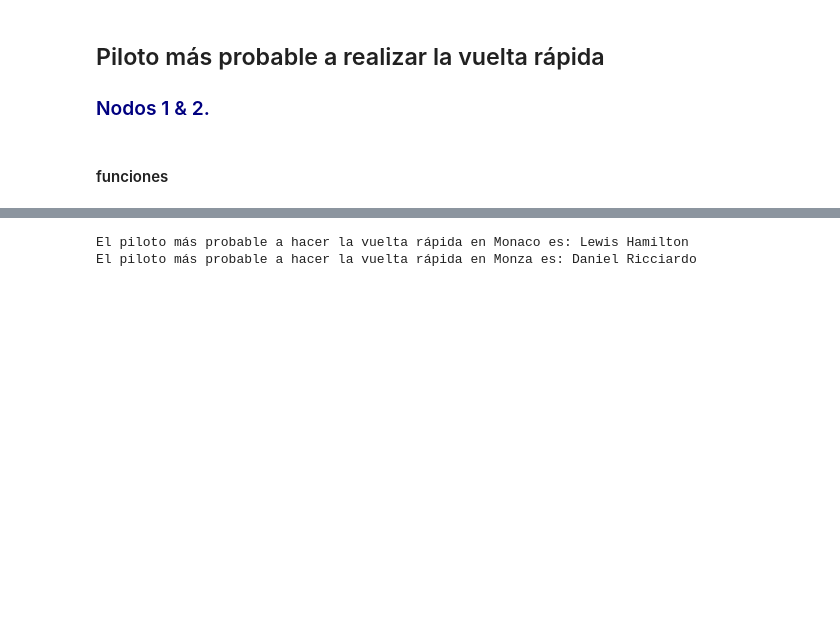
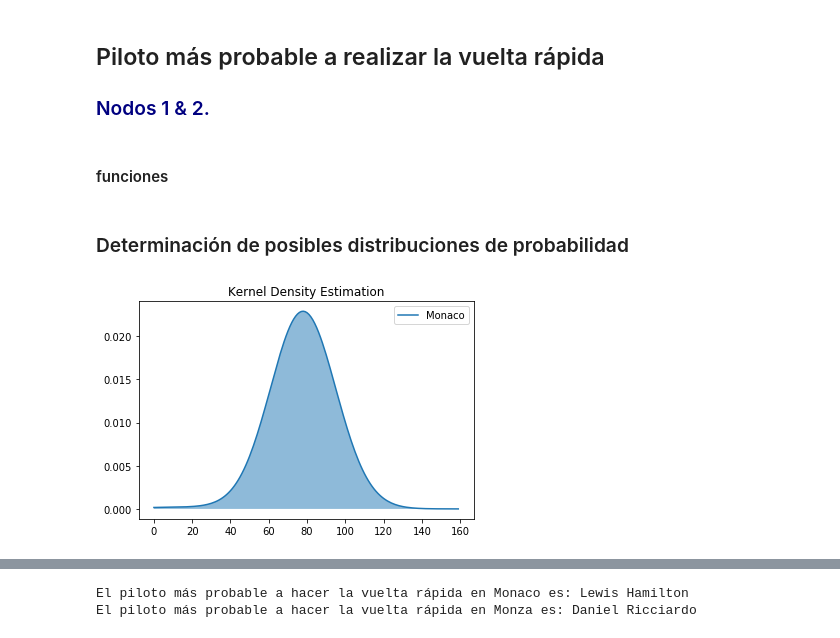
Before and after one commit to carolanb/Proyecto_modulo1, a Jupyter notebook: GuiaProyectoActual.ipynb, the cells around one changed output, grey strips where cells are left out. Cells and saved outputs as stored; diff of their text form; code cells hidden in the pictures; blank space fills up the shorter version.

Commit message:
KDE de monza y monaco

```diff
--- a/GuiaProyectoActual.ipynb
+++ b/GuiaProyectoActual.ipynb
@@ -223,6 +229,17 @@ def remove_outliers(sim_data):
 
     return s_data,lower_limit,upper_limit
 
+def remove_outliers2(sim_data,columna):
+    Q1 = sim_data[columna].quantile(0.25)
+    Q3 = sim_data[columna].quantile(0.75)
+    IQR = Q3 - Q1
+    lower_limit = Q1 - 1.5 * IQR
+    upper_limit = Q3 + 1.5 * IQR
+
+    s_data = sim_data[(sim_data[columna] >= lower_limit) & (sim_data[columna] <= upper_limit)]
+
+    return s_data,lower_limit,upper_limit
+
 #gráfico de barras que por color permita observar piloto de vuelta rápida
 def g_barras(min_times:'serie de Pd con el tiempo mínimo de cada piloto'):
     def set_colors(data):
@@ -250,3 +267,15 @@ def g_barras(min_times:'serie de Pd con el tiempo mínimo de cada piloto'):
 
     plt.tight_layout()
     plt.show()
+
+def gaussian_KDE(dataframe,columna,label,x1,x2):
+    kde = st.gaussian_kde(dataframe[columna])
+    # Generar puntos para el gráfico del KDE
+    x = range(x1, x2)
+    y = kde(x)
+    plt.plot(x, y, label=label)
+    plt.title('Kernel Density Estimation')
+    plt.legend()
+    plt.fill_between(x, y, alpha=0.5)
+# %% [markdown]
+### Determinación de posibles distribuciones de probabilidad
@@ -252,0 +291,5 @@ def g_barras(min_times:'serie de Pd con el tiempo mínimo de cada piloto'):
+# %%
+#Comportamiento datos de GP de Mónaco
+gaussian_KDE(Monaco_GP,'LapTime','Monaco',0,160)
+# %% [output]
+[figure, added]
```
Also changed, not shown: parts of 7 cells of this notebook.
